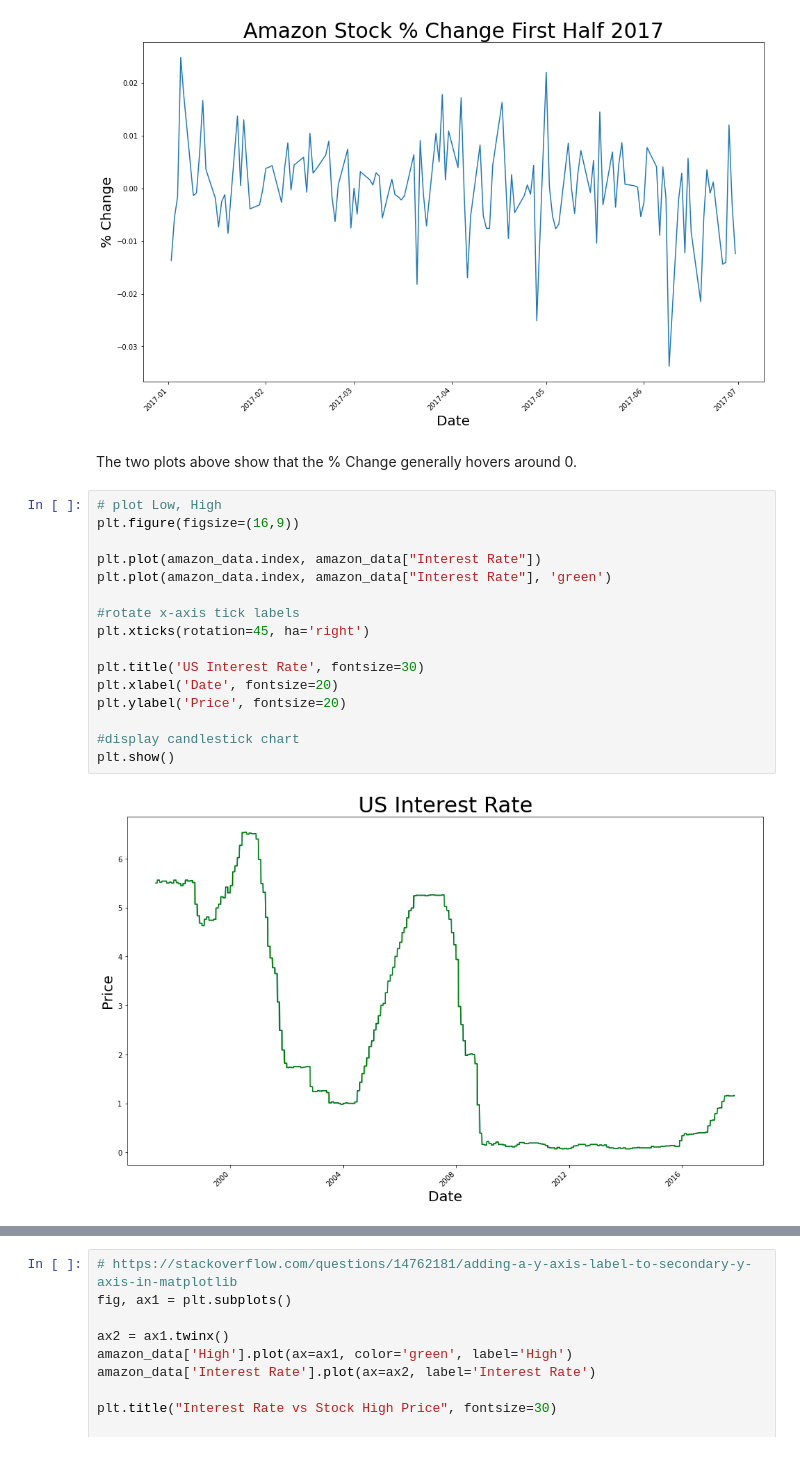
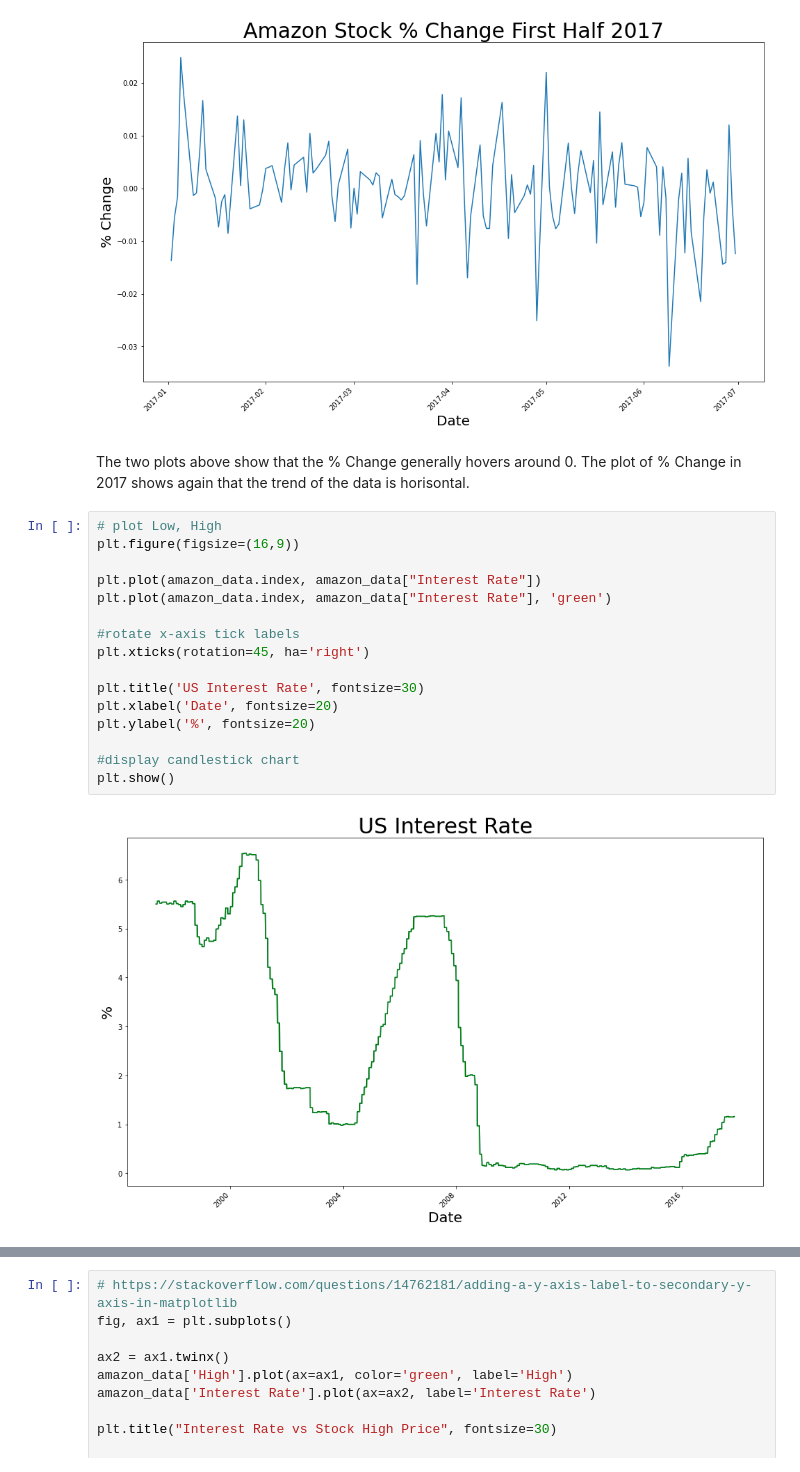
Before and after one commit to JamieKats/data2001-a3, a Jupyter notebook: DATA2001-A3-s4674720.ipynb, the cells around one changed output, grey strips where cells are left out. Cells and saved outputs as stored; diff of their text form.

```diff
--- a/DATA2001-A3-s4674720.ipynb
+++ b/DATA2001-A3-s4674720.ipynb
@@ -395,23 +392,23 @@ plt.show()
 # %% [output]
 [figure]
 # %% [markdown]
-The two plots above show that the % Change generally hovers around 0.
+The two plots above show that the % Change generally hovers around 0. The plot of % Change in 2017 shows again that the trend of the data is horisontal.
 # %%
 # plot Low, High
 plt.figure(figsize=(16,9))
 
 plt.plot(amazon_data.index, amazon_data["Interest Rate"])
 plt.plot(amazon_data.index, amazon_data["Interest Rate"], 'green')
 
 #rotate x-axis tick labels
 plt.xticks(rotation=45, ha='right')
 
 plt.title('US Interest Rate', fontsize=30)
 plt.xlabel('Date', fontsize=20)
-plt.ylabel('Price', fontsize=20)
+plt.ylabel('%', fontsize=20)
 
 #display candlestick chart
 plt.show()
 # %% [output]
-[figure, old version]
+[figure, new version]
 # %% [markdown]
```
Also changed, not shown: parts of 55 cells of this notebook.
